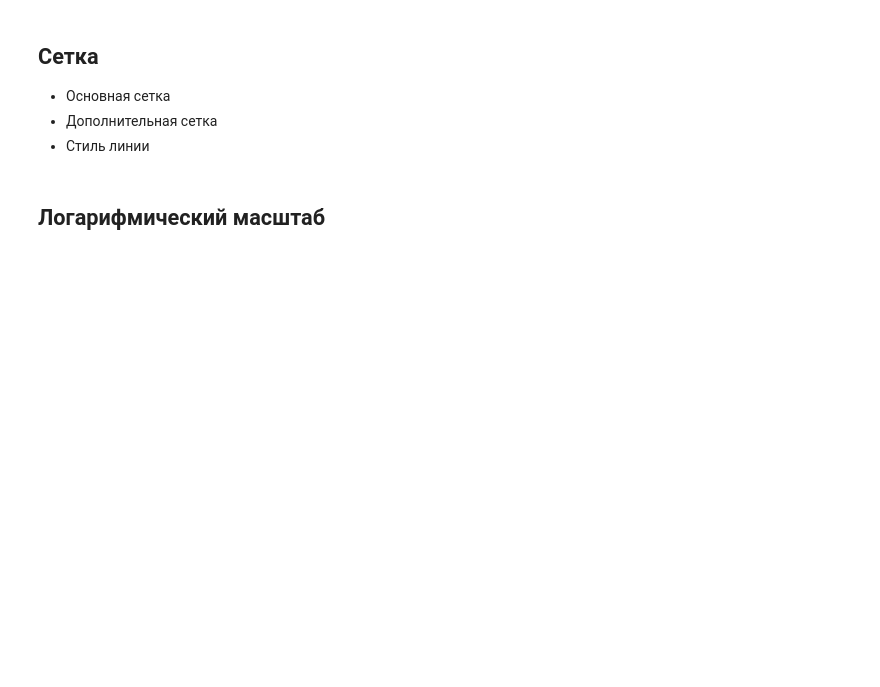
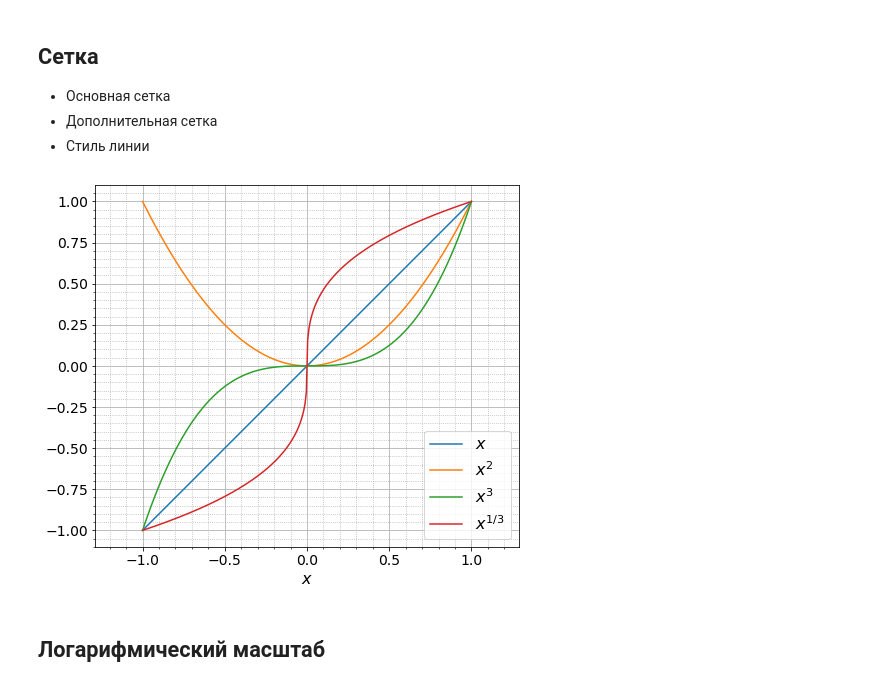
Before and after one commit to NSU-Programming/lectures2021, a Jupyter notebook: L8_matplotlib.ipynb, the cells around one changed output. Saved outputs shown, nothing was run; the diff lists cells and outputs as text; code cells hidden in the pictures; blank space fills up the shorter version.

```diff
--- a/L8_matplotlib.ipynb
+++ b/L8_matplotlib.ipynb
@@ -125,17 +137,19 @@ plt.tight_layout()
 # %%
 x = np.linspace(-1, 1, 250)
 plt.figure(figsize=(7, 6))
 for y, lbl in zip([x, x**2, x**3, np.cbrt(x)], [r'$x$', r'$x^2$', r'$x^3$', r'$x^{1/3}$']):
     plt.plot(x, y, label=lbl)
 plt.legend(fontsize=16)
 plt.minorticks_on()  # включаем дополнительные отметки на осях
 plt.xlabel(r'$x$', fontsize=16)
 plt.xlim((-1., 1.))
 plt.ylim((-1., 1.))
 plt.grid(which='major')                # включаем основную сетку
 plt.grid(which='minor', linestyle=':') # включаем дополнительную сетку
-# plt.axis('equal')
+plt.axis('equal')
 plt.tight_layout()
+# %% [output]
+[figure, added]
 # %% [markdown]
 ## Логарифмический масштаб
 # %%
```
Also changed, not shown: parts of 50 cells of this notebook, 4 other files.
